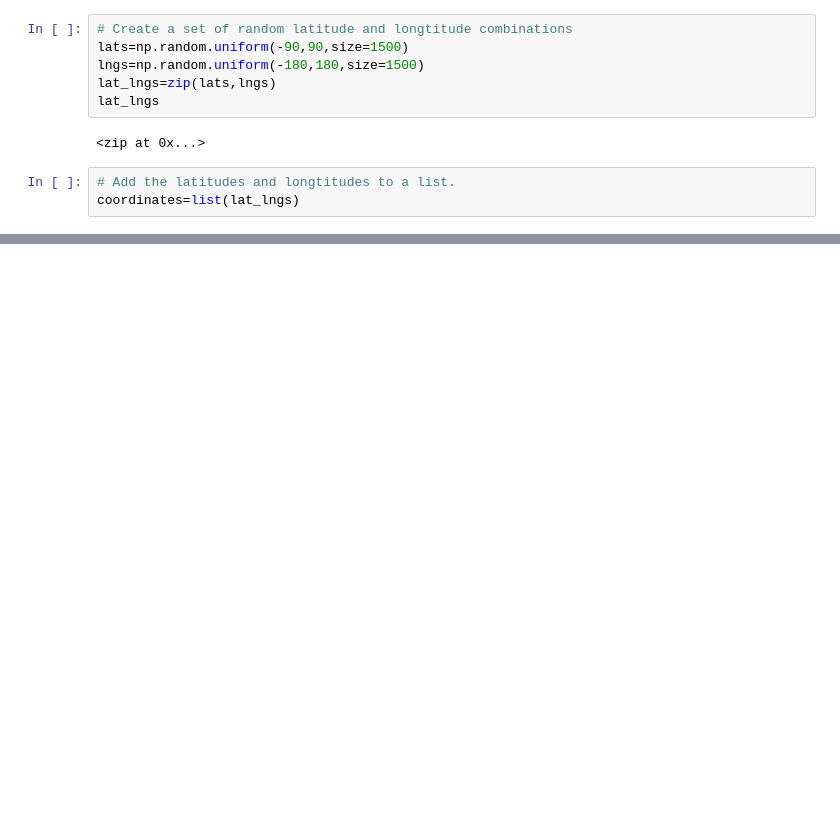
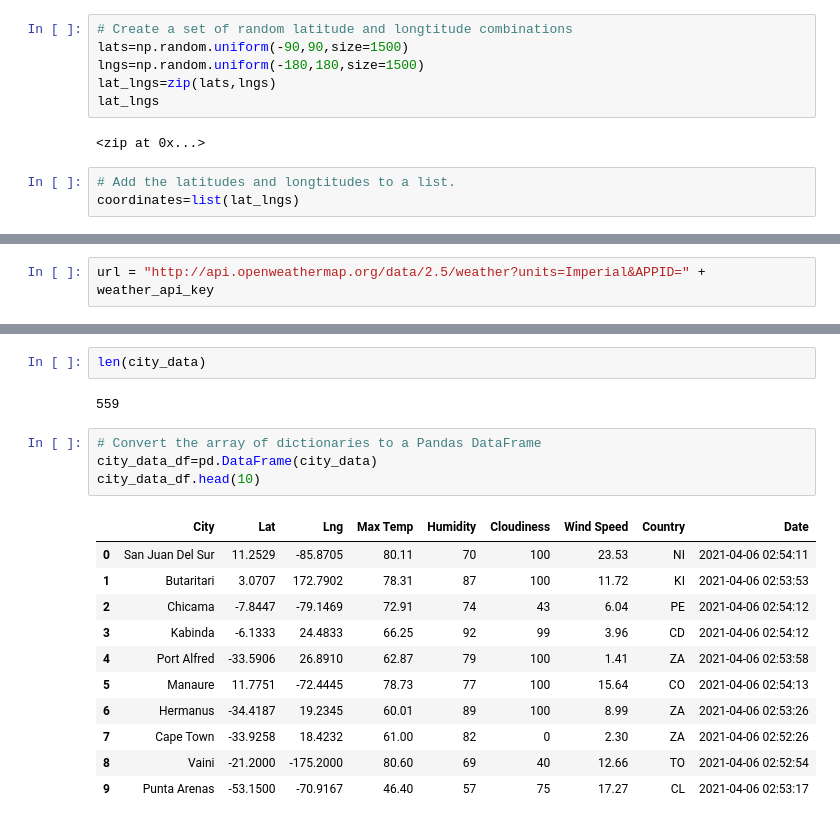
Before and after one commit to cathyxuxuxu/World_Weather_Analysis, a Jupyter notebook: WeatherPy.ipynb, the cells around one changed output, grey strips where cells are left out. Drawn from its saved outputs; the diff is of its cells as text; blank space fills up the shorter version.

Commit message:
modifying .gitignore and adding WeatherPy file.

```diff
--- a/WeatherPy.ipynb
+++ b/WeatherPy.ipynb
@@ -30,0 +34,2 @@ len(cities)
+# %%
+url = "http://api.openweathermap.org/data/2.5/weather?units=Imperial&APPID=" + weather_api_key
@@ -30,0 +113,20 @@ len(cities)
+# %%
+len(city_data)
+# %% [output]
+559
+# %%
+# Convert the array of dictionaries to a Pandas DataFrame
+city_data_df=pd.DataFrame(city_data)
+city_data_df.head(10)
+# %% [output]
+|  | City | Lat | Lng | Max Temp | Humidity | Cloudiness | Wind Speed | Country | Date |
+| 0 | San Juan Del Sur | 11.2529 | -85.8705 | 80.11 | 70 | 100 | 23.53 | NI | 2021-04-06 02:54:11 |
+| 1 | Butaritari | 3.0707 | 172.7902 | 78.31 | 87 | 100 | 11.72 | KI | 2021-04-06 02:53:53 |
+| 2 | Chicama | -7.8447 | -79.1469 | 72.91 | 74 | 43 | 6.04 | PE | 2021-04-06 02:54:12 |
+| 3 | Kabinda | -6.1333 | 24.4833 | 66.25 | 92 | 99 | 3.96 | CD | 2021-04-06 02:54:12 |
+| 4 | Port Alfred | -33.5906 | 26.8910 | 62.87 | 79 | 100 | 1.41 | ZA | 2021-04-06 02:53:58 |
+| 5 | Manaure | 11.7751 | -72.4445 | 78.73 | 77 | 100 | 15.64 | CO | 2021-04-06 02:54:13 |
+| 6 | Hermanus | -34.4187 | 19.2345 | 60.01 | 89 | 100 | 8.99 | ZA | 2021-04-06 02:53:26 |
+| 7 | Cape Town | -33.9258 | 18.4232 | 61.00 | 82 | 0 | 2.30 | ZA | 2021-04-06 02:52:26 |
+| 8 | Vaini | -21.2000 | -175.2000 | 80.60 | 69 | 40 | 12.66 | TO | 2021-04-06 02:52:54 |
+| 9 | Punta Arenas | -53.1500 | -70.9167 | 46.40 | 57 | 75 | 17.27 | CL | 2021-04-06 02:53:17 |
```
Also changed, not shown: parts of 5 cells of this notebook, 1 other file.
